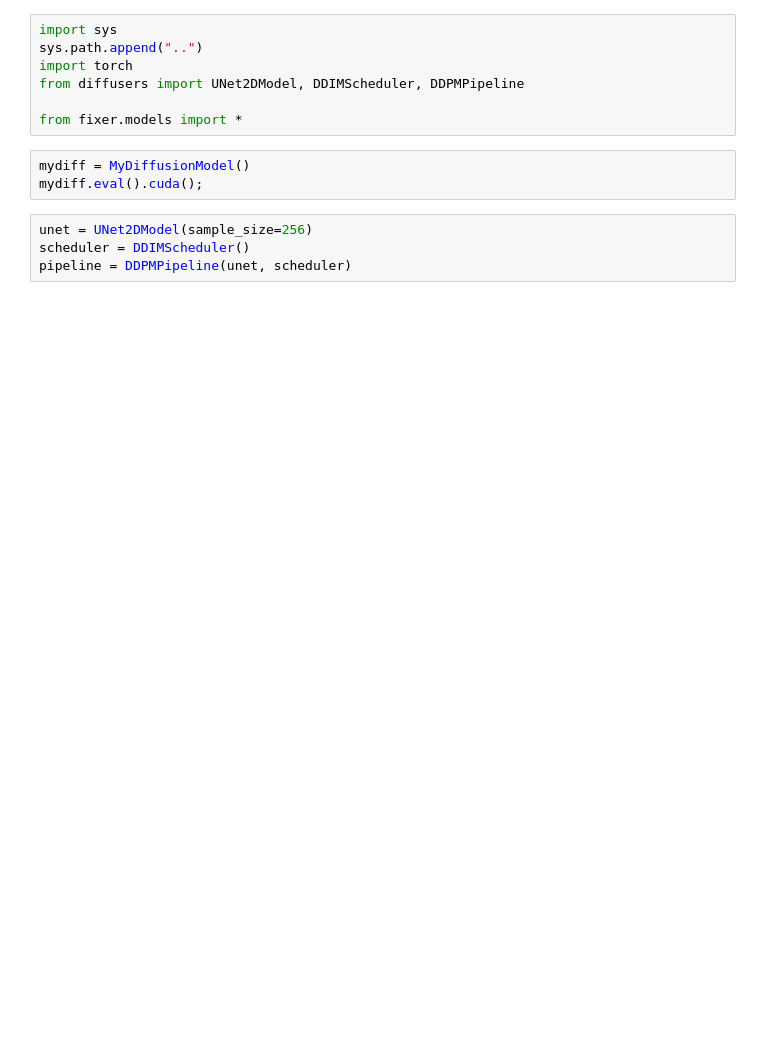
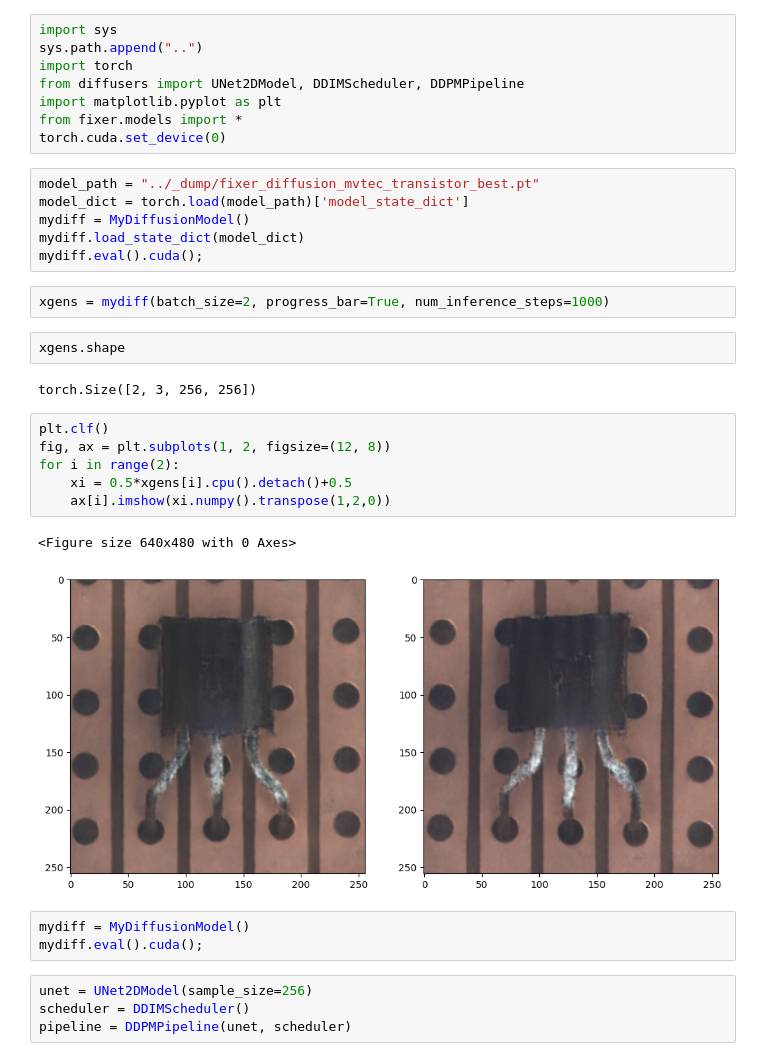
Before and after one commit to xjiae/arpro, a Jupyter notebook: notebooks/diffusion_test.ipynb, the cells around one changed output. Cells and saved outputs as stored; diff of their text form; blank space fills up the shorter version.

Commit message:
get diffusion to traingit diff --stat!

```diff
--- a/notebooks/diffusion_test.ipynb
+++ b/notebooks/diffusion_test.ipynb
@@ -3,8 +3,30 @@ import sys
 sys.path.append("..")
 import torch
 from diffusers import UNet2DModel, DDIMScheduler, DDPMPipeline
-
+import matplotlib.pyplot as plt
 from fixer.models import *
+torch.cuda.set_device(0)
+# %%
+model_path = "../_dump/fixer_diffusion_mvtec_transistor_best.pt"
+model_dict = torch.load(model_path)['model_state_dict']
+mydiff = MyDiffusionModel()
+mydiff.load_state_dict(model_dict)
+mydiff.eval().cuda();
+# %%
+xgens = mydiff(batch_size=2, progress_bar=True, num_inference_steps=1000)
+# %%
+xgens.shape
+# %% [output]
+torch.Size([2, 3, 256, 256])
+# %%
+plt.clf()
+fig, ax = plt.subplots(1, 2, figsize=(12, 8))
+for i in range(2):
+    xi = 0.5*xgens[i].cpu().detach()+0.5
+    ax[i].imshow(xi.numpy().transpose(1,2,0))
+# %% [output]
+<Figure size 640x480 with 0 Axes>
+[figure, added]
 # %%
 mydiff = MyDiffusionModel()
 mydiff.eval().cuda();
```
Also changed, not shown: parts of 7 cells of this notebook, 8 other files.
